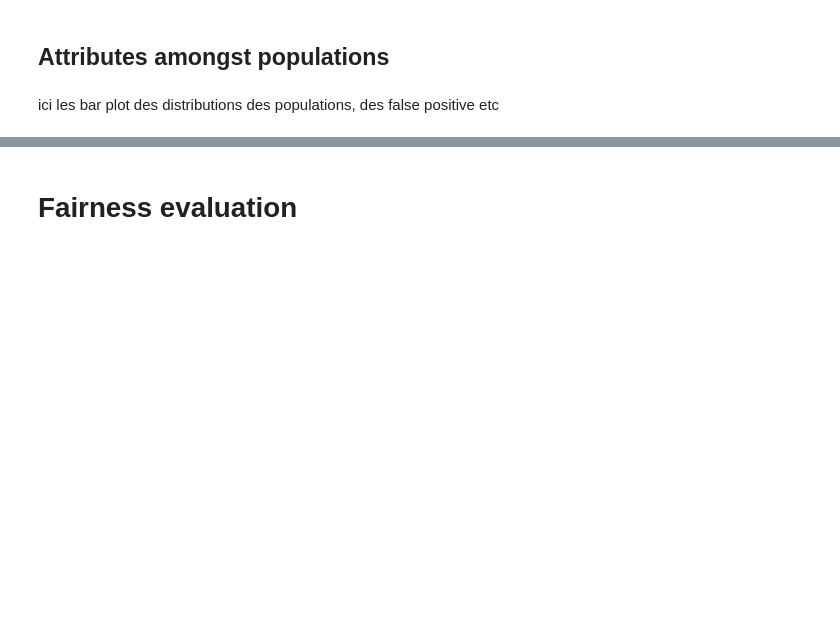
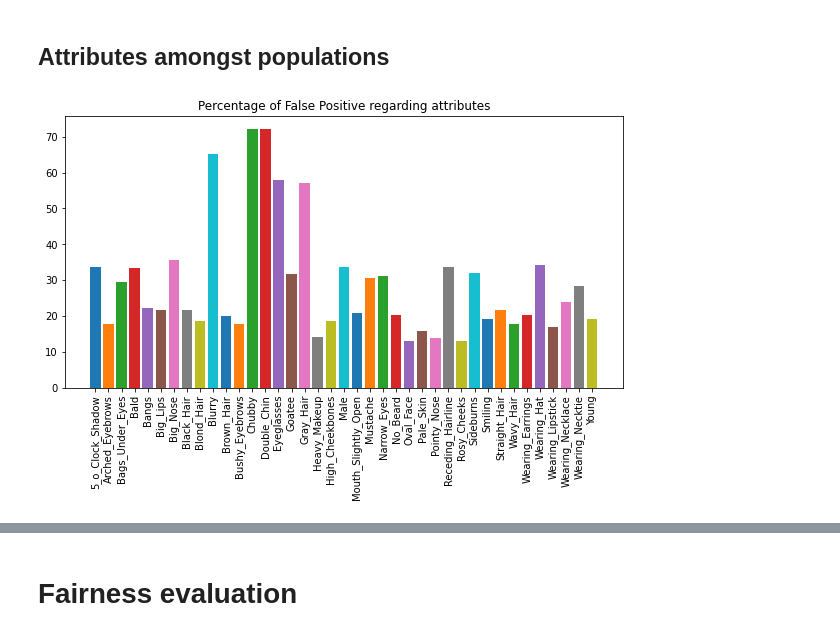
Before and after one commit to zinebfadili/attractiveness-classifier, a Jupyter notebook: Computer_Vision_Final.ipynb, the cells around one changed output, grey strips where cells are left out. Drawn from its saved outputs; the diff is of its cells as text; code cells hidden in the pictures; blank space fills up the shorter version.

```diff
--- a/Computer_Vision_Final.ipynb
+++ b/Computer_Vision_Final.ipynb
@@ -13,6 +15,6 @@ drive.mount('/content/drive')
 # %%
 #drive path
-drive_path = "drive/My Drive/"
+drive_path = "drive/My Drive/DTU/Deep Learning/"
 # %% [markdown]
 ## Importing the images
 # %%
@@ -123,12 +127,12 @@ class CelebA(data.Dataset):
               if (dict_split[filename] == 0):
 
 ##### --- Uncomment the following lines in order to introduce data into de sets (repetition of images with a chosen attribute) --- #####
-                # if all_label[4] == True:
-                #   for i in range(1,10):
-                #     im = Image.open("lesimages/img_align_celeba/"+filename)
-                #     im.save("lesimages/img_align_celeba/new_image_"+filename.split(".")[0]+str(i)+".png")
-                #     self.train_dataset.append(["new_image_"+filename.split(".")[0]+str(i)+".png",label])
-                #     self.all_dataset.append(["new_image_"+filename.split(".")[0]+str(i)+".png", all_label])
+                if all_label[4] == True:
+                  for i in range(1,10):
+                    im = Image.open("lesimages/img_align_celeba/"+filename)
+                    im.save("lesimages/img_align_celeba/new_image_"+filename.split(".")[0]+str(i)+".png")
+                    self.train_dataset.append(["new_image_"+filename.split(".")[0]+str(i)+".png",label])
+                    self.all_dataset.append(["new_image_"+filename.split(".")[0]+str(i)+".png", all_label])
 
                 self.train_dataset.append([filename, label])
                 self.all_dataset.append([filename, all_label])
@@ -576,4 +629,25 @@ cv2_imshow(img2)
 # %% [markdown]
 ## Attributes amongst populations
-# %% [markdown]
-ici les bar plot des distributions des populations, des false positive etc
+# %%
+### Proportion of False Positive regarding attributes:
+
+fig = plt.figure(figsize=(10,5))
+
+interesting_features = ["Bald","Young","Heavy_Makeup","Male","Pale_Skin","Smiling"]
+
+# Plot accidents depending on type
+#for attr in trainset.attr2idx.keys():
+i=1
+
+for attr in trainset.attr2idx.keys():
+  if attr!="Attractive" and len(test_df_without_data[(test_df_without_data["status"].isin(["True Positive","False Positive"])) & (test_df_without_data[attr]==True)]):
+    #print(attr+" TP+FP:"+str(len(test_df_without_data[(test_df_without_data["status"].isin(["False Positive"])) & (test_df_without_data[attr]==True)])))
+    plt.bar(i,len(test_df_without_data[(test_df_without_data["status"]=="False Positive") & (test_df_without_data[attr]==True)])/len(test_df_without_data[(test_df_without_data["status"].isin(["True Positive","False Positive"])) & (test_df_without_data[attr]==True)])*100)
+    i+=1
+
+plt.xticks([r for r in range(1,len(trainset.attr2idx.keys()))], [attr for attr in trainset.attr2idx.keys() if attr!="Attractive" and len(test_df_without_data[(test_df_without_data["status"].isin(["True Positive","False Positive"])) & (test_df_without_data[attr]==True)])],rotation=90)
+
+plt.title("Percentage of False Positive regarding attributes")
+plt.show()
+# %% [output]
+[figure, added]
```
Also changed, not shown: parts of 42 cells of this notebook.
